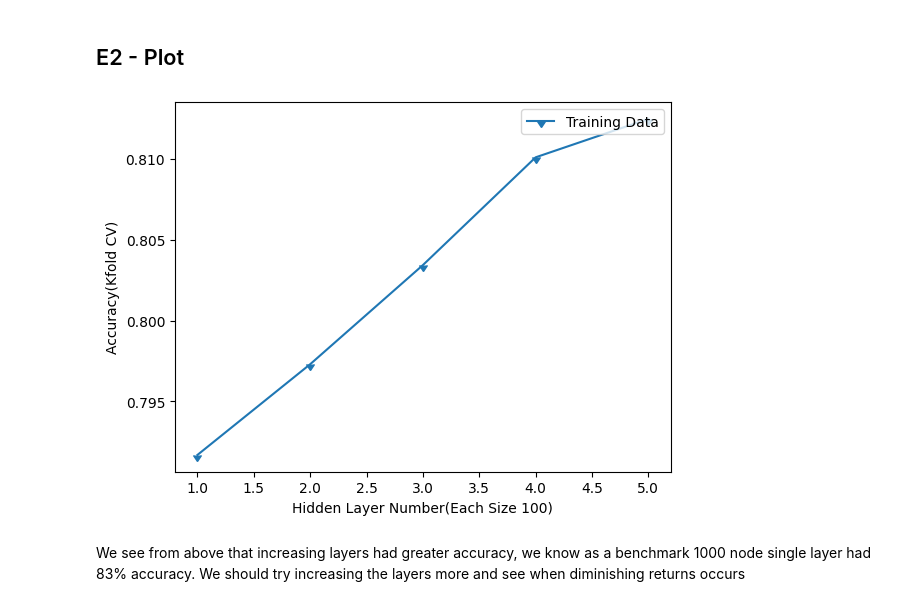
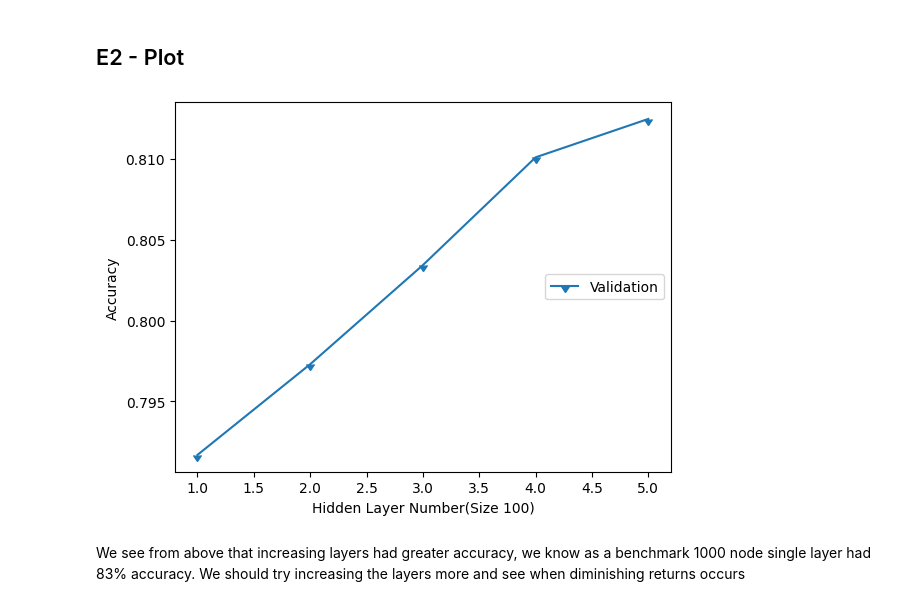
Before and after one commit to ebert-c/SENG-474-Project, a Jupyter notebook: seng475_project_nn_v2.ipynb, the cells around one changed output. Cells and saved outputs as stored; diff of their text form; code cells hidden in the pictures.

```diff
--- a/seng475_project_nn_v2.ipynb
+++ b/seng475_project_nn_v2.ipynb
@@ -262,13 +262,13 @@ plot_x = [len(item) for item in hp]
 # %%
 # plot
 fig, ax = plt.subplots()
-ax.set_xlabel("Hidden Layer Number(Each Size 100)")
-ax.set_ylabel("Accuracy(Kfold CV)")
+ax.set_xlabel("Hidden Layer Number(Size 100)")
+ax.set_ylabel("Accuracy")
 ax.plot(plot_x, plot_y,label="Validation",marker=11)
 ax.legend(loc='right')
 plt.show()
 # %% [output]
-[figure, old version]
+[figure, new version]
 # %% [markdown]
 We see from above that increasing layers had greater accuracy, we know as a benchmark 1000 node single layer had 83% accuracy.
 We should try increasing the layers more and see when diminishing returns occurs
```
Also changed, not shown: parts of 40 cells of this notebook, 3 other files.
